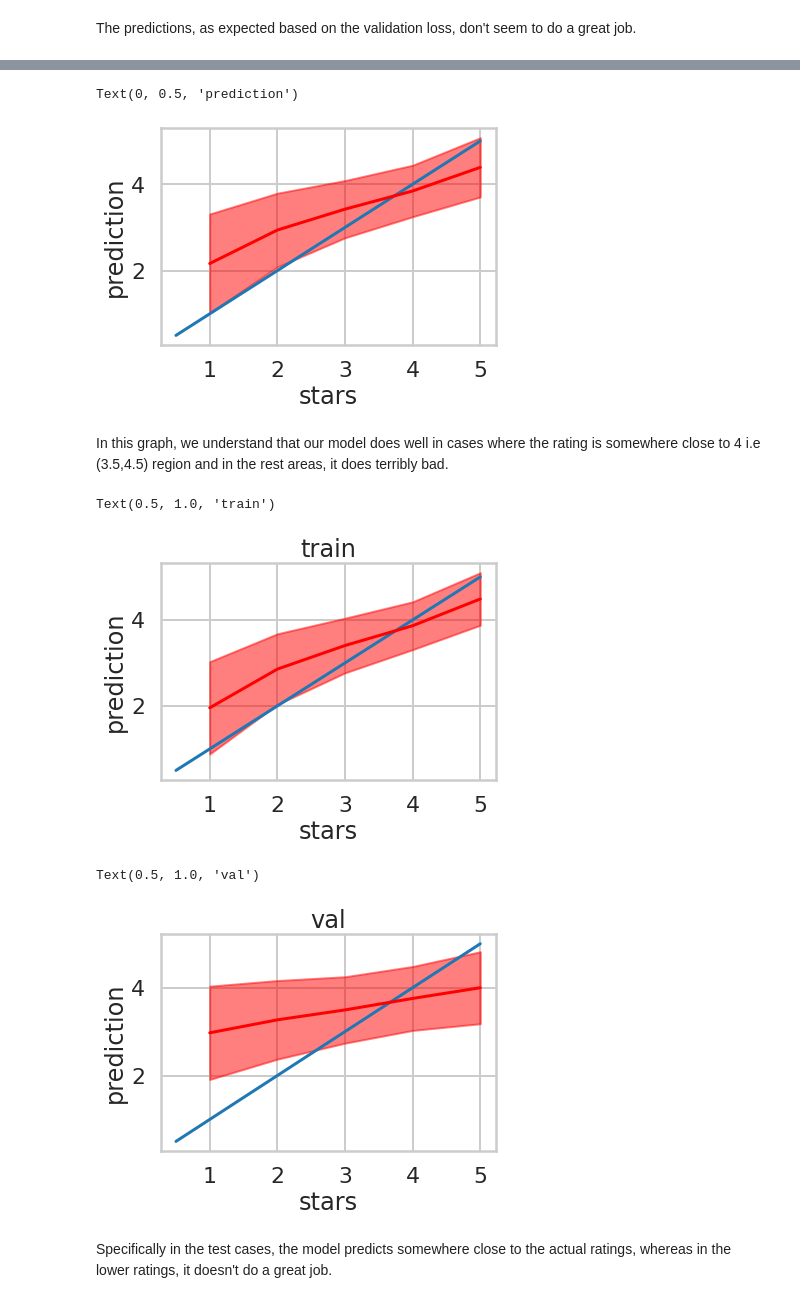
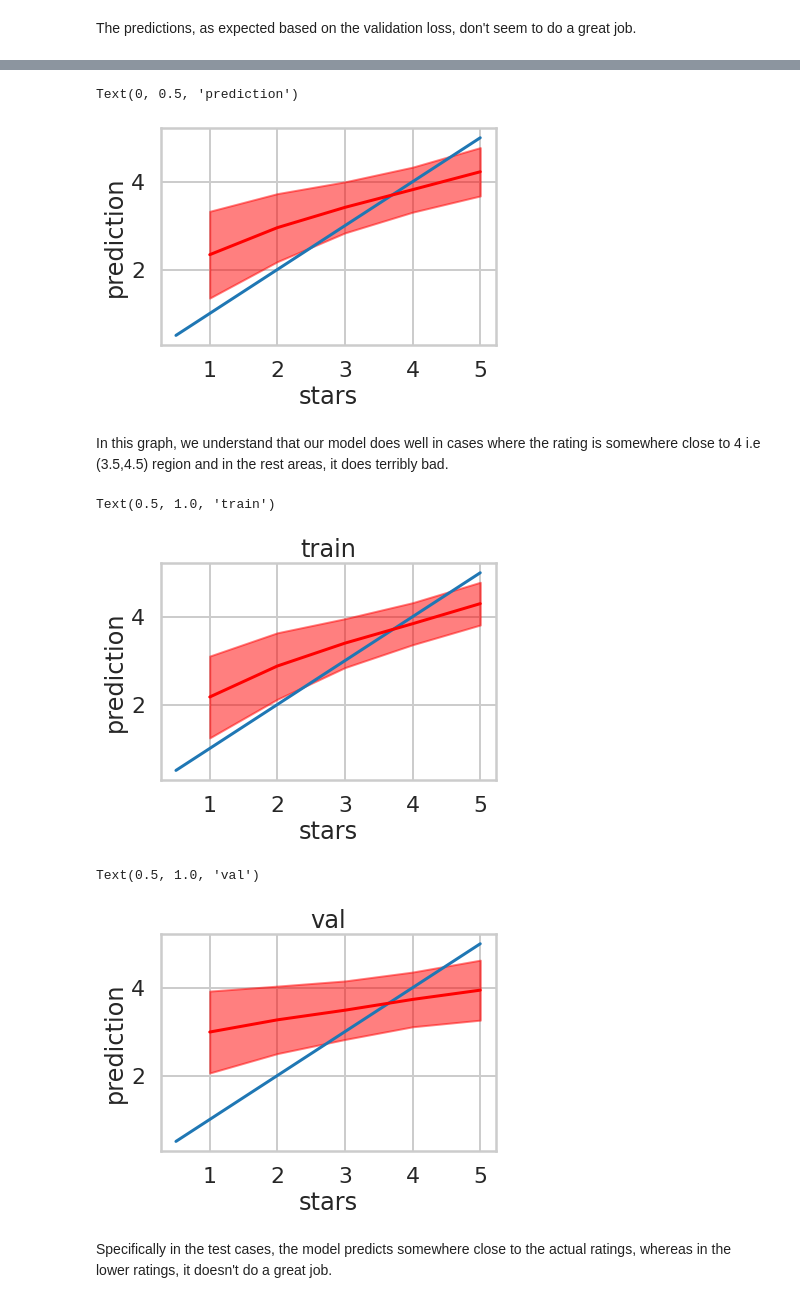
Before and after one commit to abarpan3/Project_ML_1, a Jupyter notebook: Arpan/RecommendationUsingYelp.ipynb, the cells around one changed output, grey strips where cells are left out. Drawn from its saved outputs; the diff is of its cells as text; code cells hidden in the pictures.

```diff
--- a/Arpan/RecommendationUsingYelp.ipynb
+++ b/Arpan/RecommendationUsingYelp.ipynb
@@ -1582,12 +1578,12 @@ SVG(model_to_dot(model,  show_shapes=True, show_layer_names=True, dpi=72, rankdi
 [drawing not drawn]
 # %%
 histdict={}
-lr=[0.1,0.01]
+lr=[0.01,0.001]
 
 
 for i in lr:
 
     model.optimizer.lr = i
-    histdict[i] = model.fit([trdf.user_id, trdf.business_id], trdf.stars, batch_size=64,epochs=4,validation_data=([valdf.user_id, valdf.business_id],valdf.stars))
+    histdict[i] = model.fit([trdf.user_id, trdf.business_id], trdf.rating, batch_size=64,epochs=4,validation_data=([valdf.user_id, valdf.business_id],valdf.rating))
 # %% [output]
 Epoch 1/4
@@ -1675,6 +1678,6 @@ dfuser4preds.sort_values('predictions', ascending=False)
 # %% [markdown]
 ###Predictions:
 # %%
-dfpreds = reviews[['business_id', 'stars', 'user_id']].copy()
+dfpreds = reviews[['business_id', 'rating', 'user_id']].copy()
 dfpreds['predictions'] = model.predict([dfpreds.user_id, dfpreds.business_id]).ravel()
 # %%
@@ -1709,0 +1713,3 @@ preds_stats_train
+# %%
+preds_stats_val = dfpreds.iloc[val_indices].groupby('rating')['predictions'].describe().reset_index()
+preds_stats_val
@@ -1710,36 +1723,34 @@ preds_stats_train
 # %%
-preds_stats_val = dfpreds.iloc[val_indices].groupby('stars')['predictions'].describe().reset_index()
-preds_stats_val
 plt.plot([0.5,5],[0.5,5])
-plt.plot(preds_stats.stars, preds_stats['mean'], color="red")
-plt.fill_between(preds_stats.stars, preds_stats['mean']-preds_stats['std'], preds_stats['mean']+preds_stats['std'], color="red", alpha=0.5)
+plt.plot(preds_stats.rating, preds_stats['mean'], color="red")
+plt.fill_between(preds_stats.rating, preds_stats['mean']-preds_stats['std'], preds_stats['mean']+preds_stats['std'], color="red", alpha=0.5)
 plt.xlabel("stars")
 plt.ylabel("prediction")
 # %% [output]
 Text(0, 0.5, 'prediction')
-[figure, old version]
+[figure, new version]
 # %% [markdown]
 In this graph, we understand that our model does well in cases where the rating is somewhere close to 4 i.e (3.5,4.5) region and in the rest areas, it does terribly bad.
 # %%
 plt.plot([0.5,5],[0.5,5])
-plt.plot(preds_stats_train.stars, preds_stats_train['mean'], color="red")
-plt.fill_between(preds_stats_train.stars, preds_stats_train['mean']-preds_stats_train['std'], preds_stats_train['mean']+preds_stats_train['std'], color="red", alpha=0.5)
+plt.plot(preds_stats_train.rating, preds_stats_train['mean'], color="red")
+plt.fill_between(preds_stats_train.rating, preds_stats_train['mean']-preds_stats_train['std'], preds_stats_train['mean']+preds_stats_train['std'], color="red", alpha=0.5)
 plt.xlabel("stars")
 plt.ylabel("prediction")
 plt.title('train')
 # %% [output]
 Text(0.5, 1.0, 'train')
-[figure, old version]
+[figure, new version]
 # %%
 plt.plot([0.5,5],[0.5,5])
-plt.plot(preds_stats_val.stars, preds_stats_val['mean'], color="red")
-plt.fill_between(preds_stats_val.stars, preds_stats_val['mean']-preds_stats_val['std'], preds_stats_val['mean']+preds_stats_val['std'], color="red", alpha=0.5)
+plt.plot(preds_stats_val.rating, preds_stats_val['mean'], color="red")
+plt.fill_between(preds_stats_val.rating, preds_stats_val['mean']-preds_stats_val['std'], preds_stats_val['mean']+preds_stats_val['std'], color="red", alpha=0.5)
 plt.xlabel("stars")
 plt.ylabel("prediction")
 plt.title('val')
 # %% [output]
 Text(0.5, 1.0, 'val')
-[figure, old version]
+[figure, new version]
 # %% [markdown]
 Specifically in the test cases, the model predicts somewhere close to the actual ratings, whereas in the lower ratings, it doesn't do a great job.
 # %% [markdown]
```
Also changed, not shown: parts of 32 cells of this notebook.
